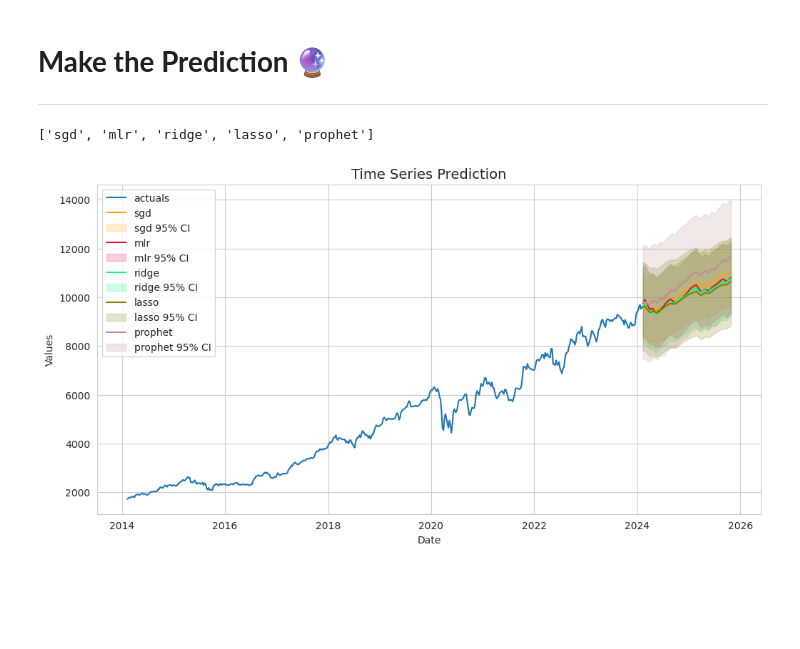
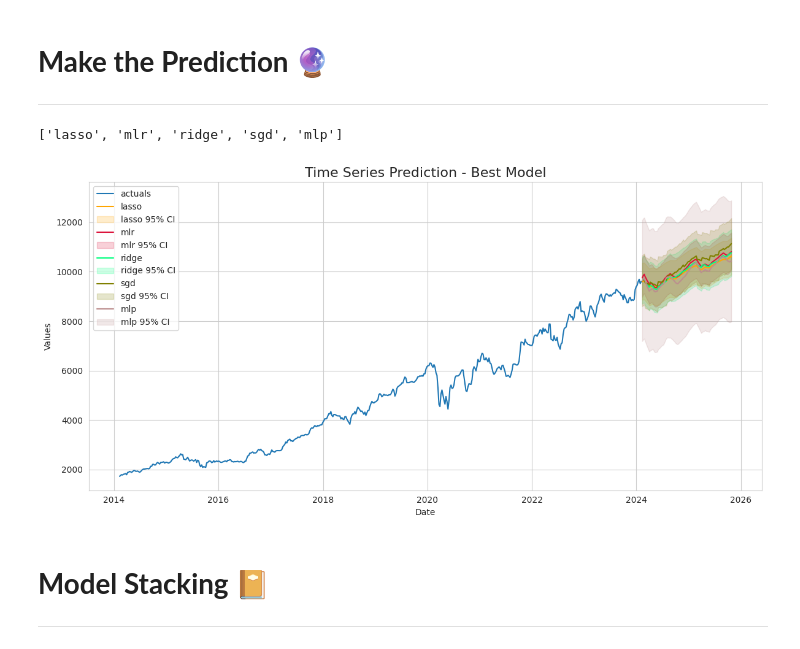
Before and after one commit to brmil07/Kaggle_Projects, a Jupyter notebook: bank-stock-price-forecasting.ipynb, the cells around one changed output. Cells and saved outputs as stored; diff of their text form; code cells hidden in the pictures; blank space fills up the shorter version.

```diff
--- a/bank-stock-price-forecasting.ipynb
+++ b/bank-stock-price-forecasting.ipynb
@@ -383,11 +609,6 @@ plt.show()
 # %%
-model_summary = f.export('model_summaries', determine_best_by='TestSetRMSE')[
-                         ['ModelNickname',
-                          'TestSetMAPE',
-                          'TestSetRMSE',
-                          'TestSetR2',
-                          'best_model']]
+model_eval = model_summaries[['ModelNickname','TestSetMAPE','TestSetRMSE','TestSetR2']].copy()
 # %%
-model_summary['rank'] = model_summary['TestSetRMSE'].rank(ascending=True).astype(int)
-model_summary.style.background_gradient(cmap='crest')
+model_eval['Rank'] = model_eval['TestSetRMSE'].rank(ascending=True).astype(int)
+model_eval.style.background_gradient(cmap='crest')
 # %% [output]
@@ -410,0 +632,3 @@ model_summary.style.background_gradient(cmap='crest')
+# %%
+model_eval = model_eval.sort_values(by='Rank')
+model_eval.style.background_gradient(cmap='viridis')
@@ -413,16 +655,20 @@ model_summary.style.background_gradient(cmap='crest')
 ---
 # %%
 # Filter the DataFrame based on rank
-filtered_df = model_summary[model_summary['rank'].between(1, 5)]
+filtered_df = model_eval[model_eval['Rank'].between(1,5)]
 
 # Extract the ModelNickname values as a list
 best_model = filtered_df['ModelNickname'].tolist()
 best_model
 # %% [output]
-['sgd', 'mlr', 'ridge', 'lasso', 'prophet']
+['lasso', 'mlr', 'ridge', 'sgd', 'mlp']
 # %%
 f.plot(models=best_model, order_by='TestSetR2', ci=True)
-plt.title('Time Series Prediction',size=14)
+plt.title('Time Series Prediction - Best Model', size=16)
+plt.tight_layout()
 plt.show()
 # %% [output]
-[figure, old version]
+[figure, new version]
+# %% [markdown]
+# **Model Stacking 📔**
+---
```
Also changed, not shown: parts of 58 cells of this notebook.
